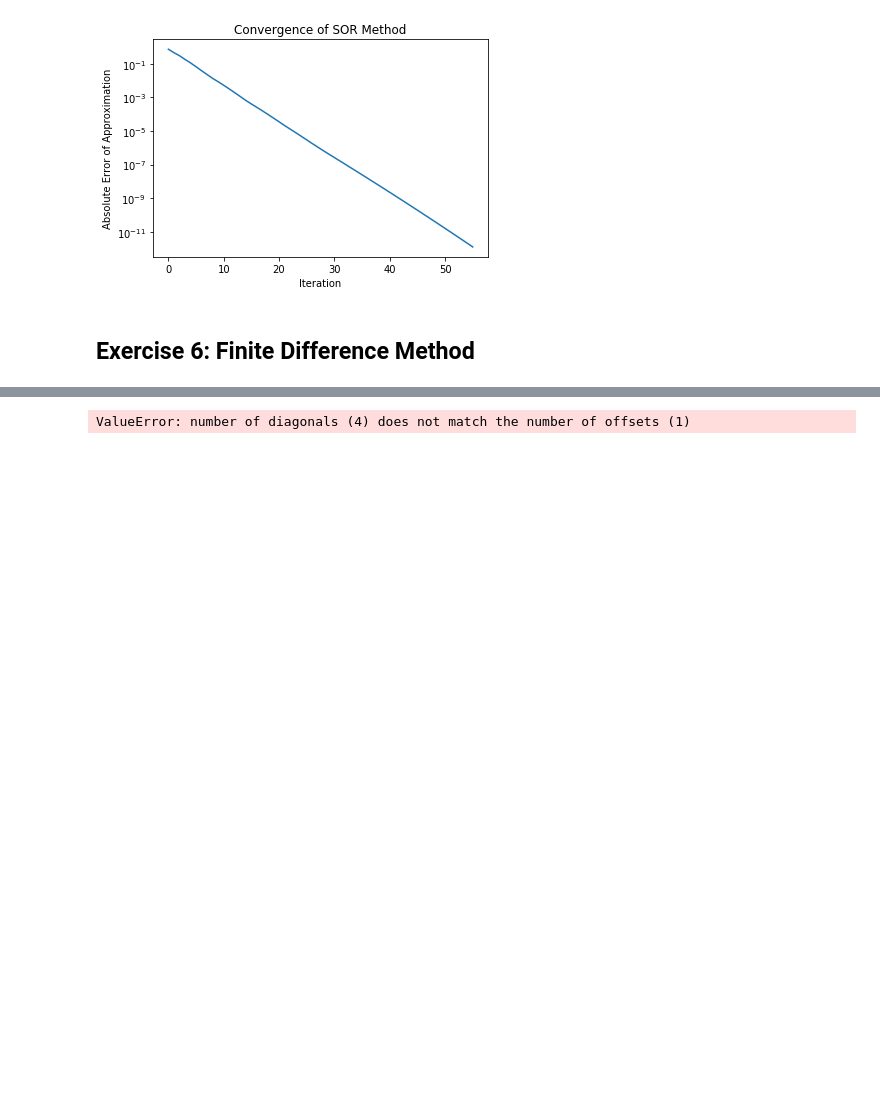
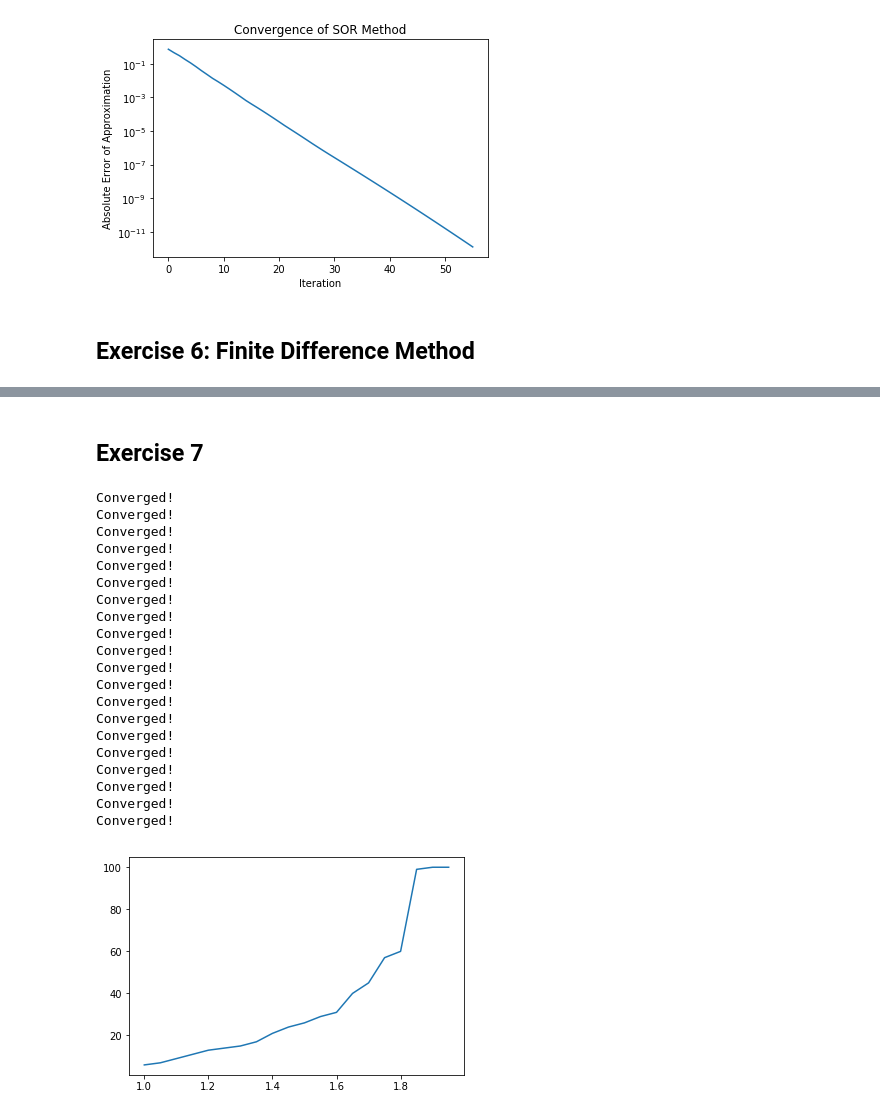
Before and after one commit to tpellet/BootCamp2019, a Jupyter notebook: ProblemSets/Computation/Week 5 - Pandas lab/Problem set - Iterative Solvers.ipynb, the cells around one changed output, grey strips where cells are left out. Drawn from its saved outputs; the diff is of its cells as text; code cells hidden in the pictures; blank space fills up the shorter version.

```diff
--- a/ProblemSets/Computation/Week 5 - Pandas lab/Problem set - Iterative Solvers.ipynb
+++ b/ProblemSets/Computation/Week 5 - Pandas lab/Problem set - Iterative Solvers.ipynb
@@ -476,6 +442,2 @@ ValueError: count < 0
-# %%
-B = np.eye(n,n)*(-n) + np.diagflat(np.ones(n-1),1) + np.diagflat(np.ones(n-1),-1)
-
-sparse.dia_matrix((B, 1), shape=(n, n))
-# %% [output]
-ValueError: number of diagonals (4) does not match the number of offsets (1)
+# %% [markdown]
+## Exercise 7
@@ -481,0 +493,49 @@ ValueError: number of diagonals (4) does not match the number of offsets (1)
+# %%
+n = 20
+#Construct b
+b = np.zeros(n)
+b[0] = -100
+b[len(b)-1] = -100
+b = np.tile(b, n)
+
+#Construct B
+offsets = [-1,0,1]
+B = sparse.diags([1,-n,1], offsets, shape=(n,n))
+
+#Construct the Is
+offsets = [-n,n]
+I = sparse.diags([1,1], offsets, shape=(n**2,n**2))
+
+#Construct A
+A = sparse.block_diag([B]*n) + I
+
+ω = np.arange(1,2,0.05)
+iter = []
+for i, item in enumerate(ω):
+    omega = item
+    iter.append(FDM(A, b, omega, plot=False))
+
+plt.plot(ω, iter)
+plt.show()
+# %% [output]
+Converged!
+Converged!
+Converged!
+Converged!
+Converged!
+Converged!
+Converged!
+Converged!
+Converged!
+Converged!
+Converged!
+Converged!
+Converged!
+Converged!
+Converged!
+Converged!
+Converged!
+Converged!
+Converged!
+Converged!
+[figure, added]
```
Also changed, not shown: parts of 5 cells of this notebook, 1 other file.
